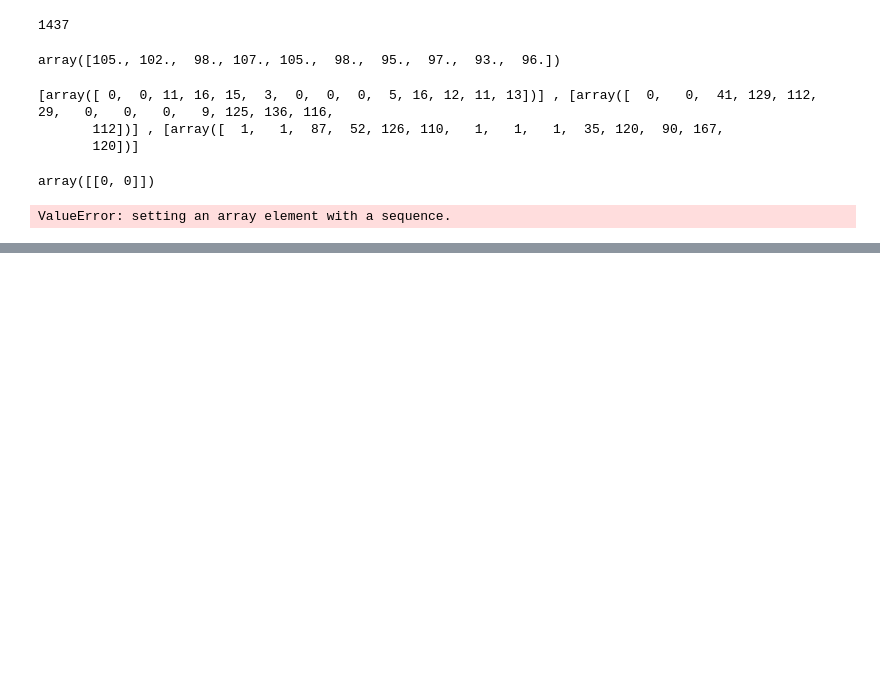
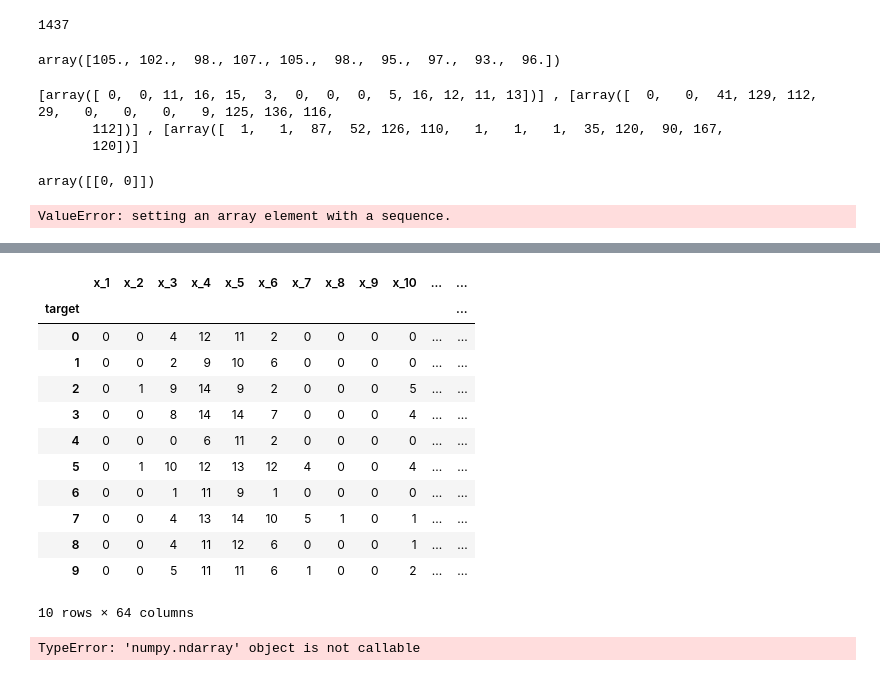
Before and after one commit to syber2020/Smart-Contract-To-Predict, a Jupyter notebook: 2022-Submission Work/PCA-MNIST-F1.ipynb, the cells around one changed output, grey strips where cells are left out. Drawn from its saved outputs; the diff is of its cells as text; code cells hidden in the pictures; blank space fills up the shorter version.

```diff
--- a/2022-Submission Work/PCA-MNIST-F1.ipynb
+++ b/2022-Submission Work/PCA-MNIST-F1.ipynb
@@ -328,0 +355,21 @@ gas
+# %%
+df_mean
+# %% [output]
+|  | x_1 | x_2 | x_3 | x_4 | x_5 | x_6 | x_7 | x_8 | x_9 | x_10 | ... | ... |
+| target |  |  |  |  |  |  |  |  |  |  |  | ... |
+| 0 | 0 | 0 | 4 | 12 | 11 | 2 | 0 | 0 | 0 | 0 | ... | ... |
+| 1 | 0 | 0 | 2 | 9 | 10 | 6 | 0 | 0 | 0 | 0 | ... | ... |
+| 2 | 0 | 1 | 9 | 14 | 9 | 2 | 0 | 0 | 0 | 5 | ... | ... |
+| 3 | 0 | 0 | 8 | 14 | 14 | 7 | 0 | 0 | 0 | 4 | ... | ... |
+| 4 | 0 | 0 | 0 | 6 | 11 | 2 | 0 | 0 | 0 | 0 | ... | ... |
+| 5 | 0 | 1 | 10 | 12 | 13 | 12 | 4 | 0 | 0 | 4 | ... | ... |
+| 6 | 0 | 0 | 1 | 11 | 9 | 1 | 0 | 0 | 0 | 0 | ... | ... |
+| 7 | 0 | 0 | 4 | 13 | 14 | 10 | 5 | 1 | 0 | 1 | ... | ... |
+| 8 | 0 | 0 | 4 | 11 | 12 | 6 | 0 | 0 | 0 | 1 | ... | ... |
+| 9 | 0 | 0 | 5 | 11 | 11 | 6 | 1 | 0 | 0 | 2 | ... | ... |
+10 rows × 64 columns
+# %%
+mean = df_mean.values()
+var = df_var.values()
+# %% [output]
+TypeError: 'numpy.ndarray' object is not callable
```
Also changed, not shown: parts of 17 cells of this notebook, 1 other file.
